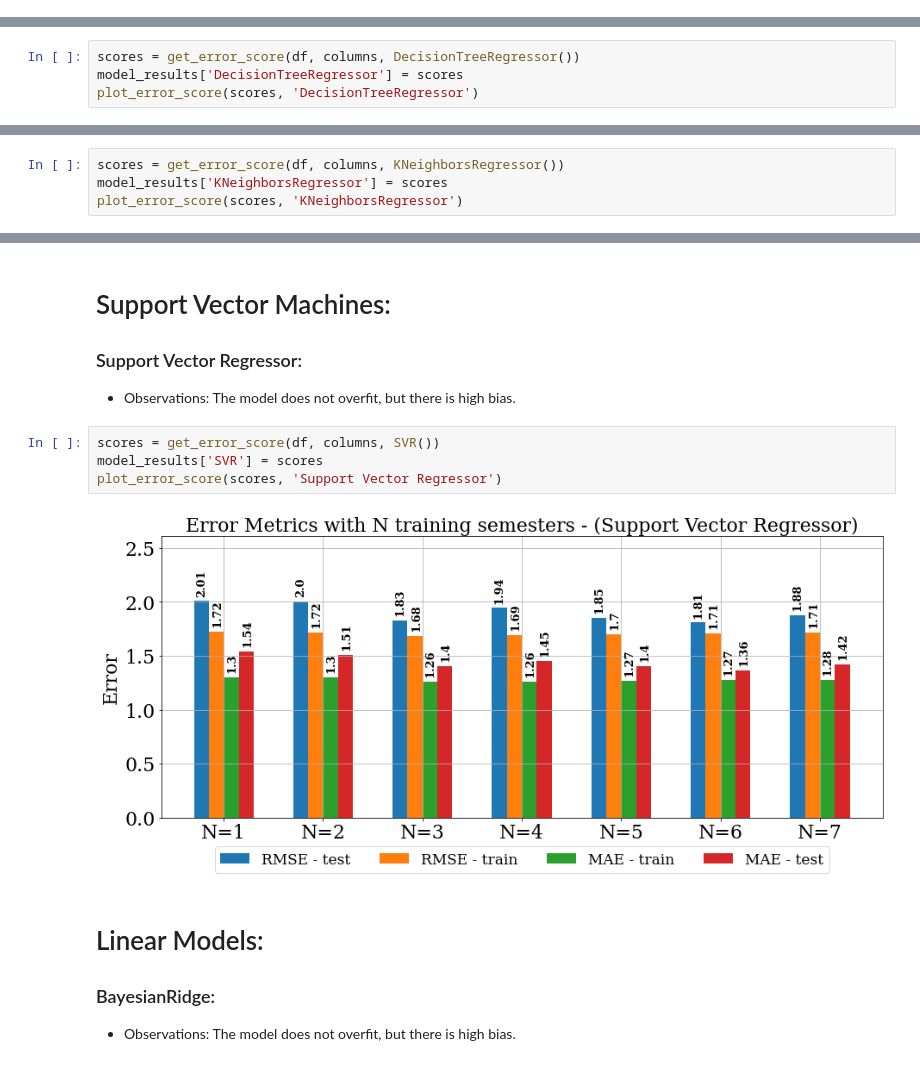
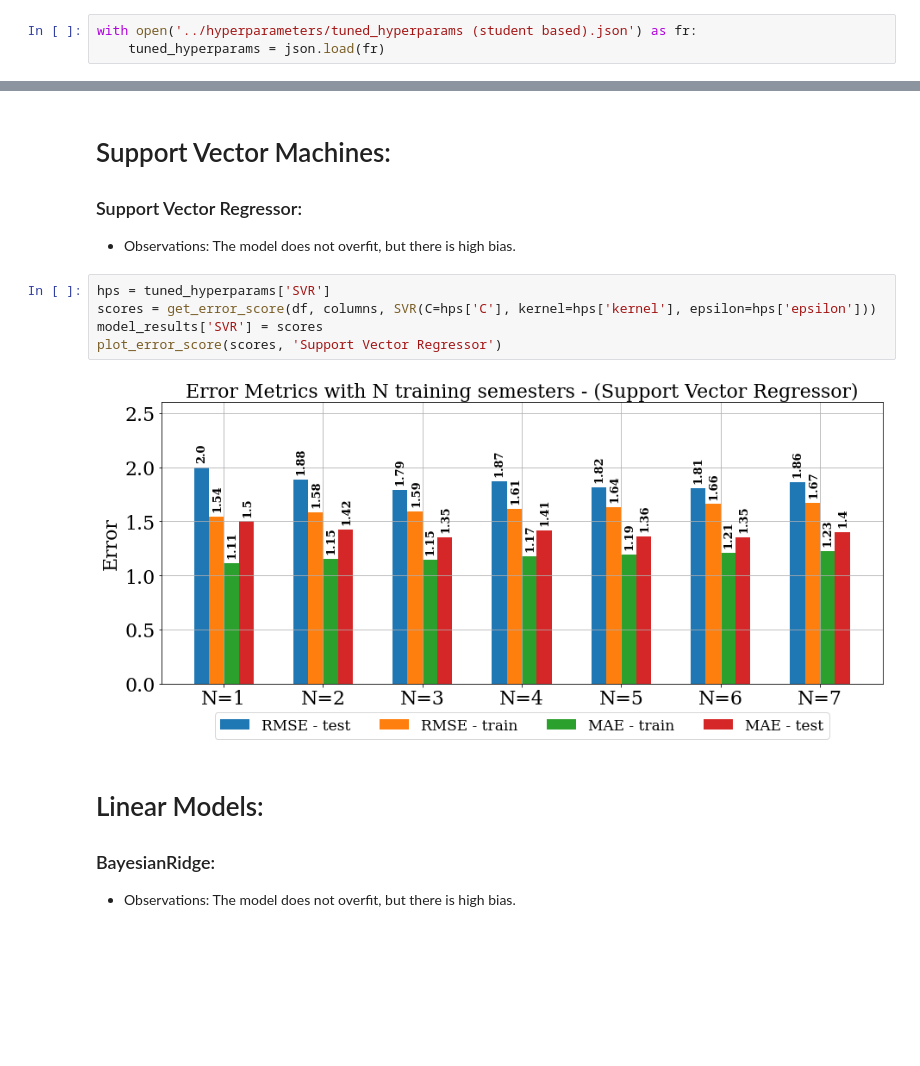
Before and after one commit to ali0jn/academic-success, a Jupyter notebook: experiments/baseline__regression.ipynb, the cells around one changed output, grey strips where cells are left out. Cells and saved outputs as stored; diff of their text form; blank space fills up the shorter version.

Commit message:
added recent results

```diff
--- a/experiments/baseline__regression.ipynb
+++ b/experiments/baseline__regression.ipynb
@@ -137,5 +144,8 @@ def plot_error_score(scores, model_name):
     ax.tick_params(labelsize=22)
     ax.grid(True)
     ax.legend(prop={'size': 17, 'family': 'serif'}, loc='center', bbox_to_anchor=(0.5, -0.15), ncol=4)
+# %%
+with open('../hyperparameters/tuned_hyperparams (student based).json') as fr:
+    tuned_hyperparams = json.load(fr)
 # %%
 model_results = {}
@@ -146,4 +151,0 @@ model_results = {}
-# %%
-scores = get_error_score(df, columns, DecisionTreeRegressor())
-model_results['DecisionTreeRegressor'] = scores
-plot_error_score(scores, 'DecisionTreeRegressor')
@@ -156,4 +151,0 @@ plot_error_score(scores, 'DecisionTreeRegressor')
-# %%
-scores = get_error_score(df, columns, KNeighborsRegressor())
-model_results['KNeighborsRegressor'] = scores
-plot_error_score(scores, 'KNeighborsRegressor')
@@ -164,11 +154,12 @@ plot_error_score(scores, 'KNeighborsRegressor')
 ### Support Vector Regressor:
 * Observations: The model does not overfit, but there is high bias.
 # %%
-scores = get_error_score(df, columns, SVR())
+hps = tuned_hyperparams['SVR']
+scores = get_error_score(df, columns, SVR(C=hps['C'], kernel=hps['kernel'], epsilon=hps['epsilon']))
 model_results['SVR'] = scores
 plot_error_score(scores, 'Support Vector Regressor')
 # %% [output]
-[figure, old version]
+[figure, new version]
 # %% [markdown]
 # Linear Models:
 ### BayesianRidge:
```
Also changed, not shown: parts of 13 cells of this notebook, 36 other files.
